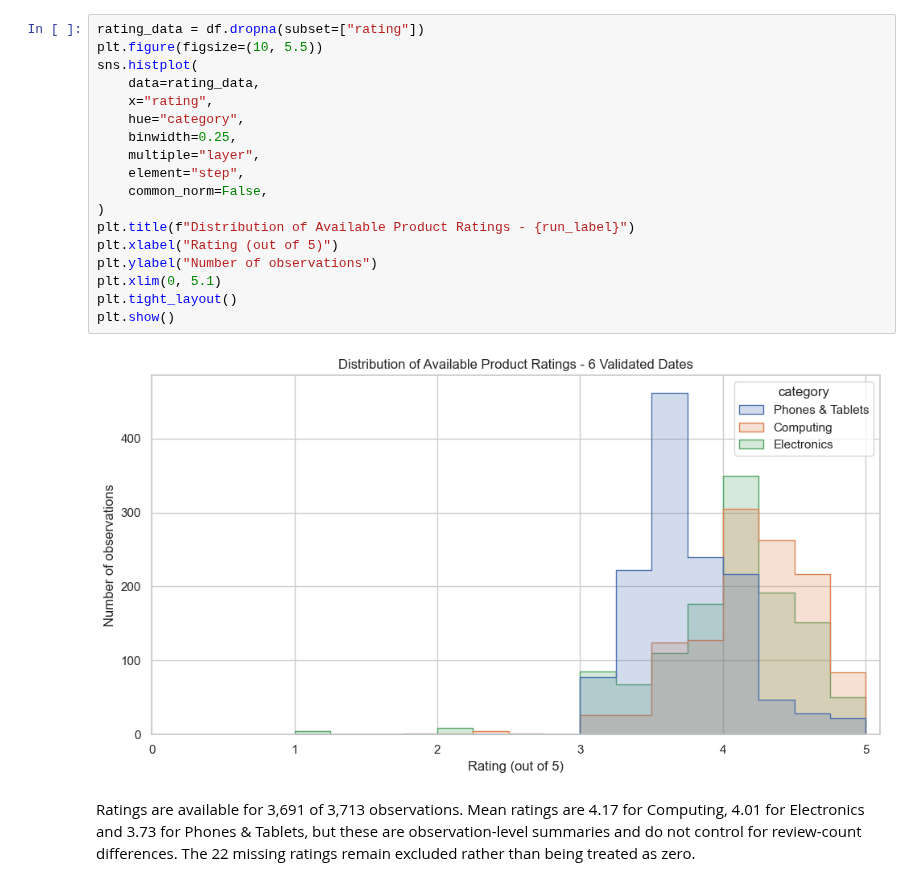
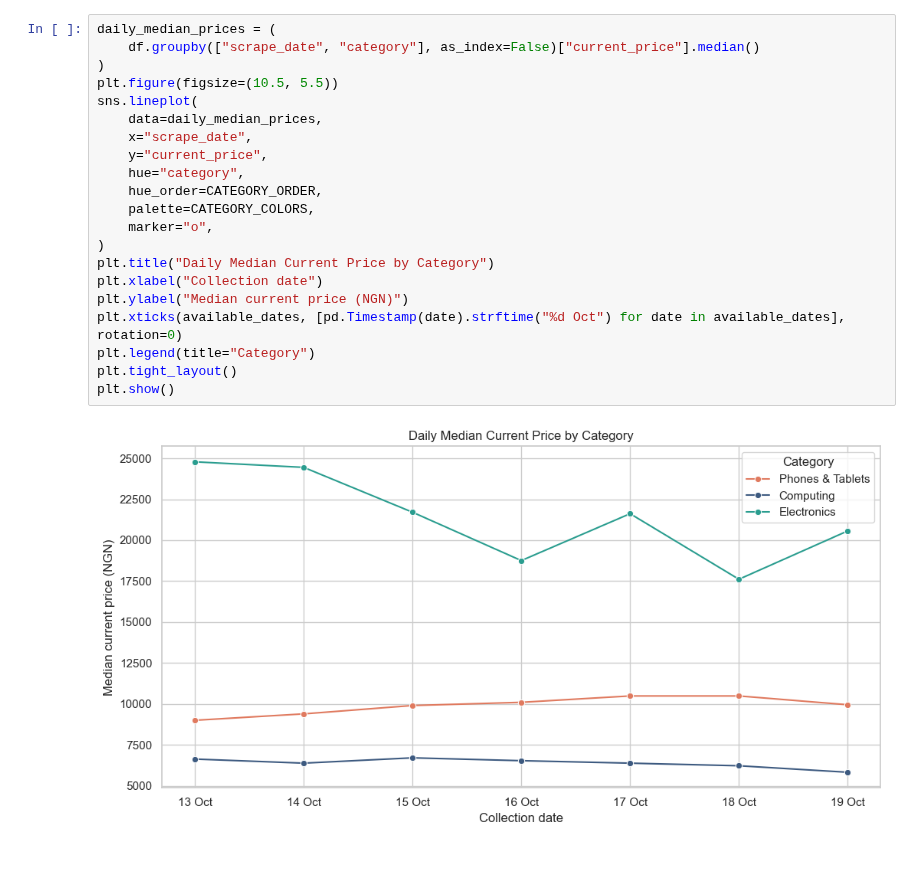
Before and after one commit to sedrackbisogho85-jpg/dsc2107-group2-jumia-ng, a Jupyter notebook: notebooks/jumia_analysis.ipynb, the cells around one changed output. Cells and saved outputs as stored; diff of their text form.

```diff
--- a/notebooks/jumia_analysis.ipynb
+++ b/notebooks/jumia_analysis.ipynb
@@ -324,22 +547,23 @@ The label `Generic` is the most frequent brand in every category: 125 Computing
 # %%
-rating_data = df.dropna(subset=["rating"])
-plt.figure(figsize=(10, 5.5))
-sns.histplot(
-    data=rating_data,
-    x="rating",
+daily_median_prices = (
+    df.groupby(["scrape_date", "category"], as_index=False)["current_price"].median()
+)
+plt.figure(figsize=(10.5, 5.5))
+sns.lineplot(
+    data=daily_median_prices,
+    x="scrape_date",
+    y="current_price",
     hue="category",
-    binwidth=0.25,
-    multiple="layer",
-    element="step",
-    common_norm=False,
+    hue_order=CATEGORY_ORDER,
+    palette=CATEGORY_COLORS,
+    marker="o",
 )
-plt.title(f"Distribution of Available Product Ratings - {run_label}")
-plt.xlabel("Rating (out of 5)")
-plt.ylabel("Number of observations")
-plt.xlim(0, 5.1)
+plt.title("Daily Median Current Price by Category")
+plt.xlabel("Collection date")
+plt.ylabel("Median current price (NGN)")
+plt.xticks(available_dates, [pd.Timestamp(date).strftime("%d Oct") for date in available_dates], rotation=0)
+plt.legend(title="Category")
 plt.tight_layout()
 plt.show()
 # %% [output]
-[figure, old version]
+[figure, new version]
-# %% [markdown]
-Ratings are available for 3,691 of 3,713 observations. Mean ratings are 4.17 for Computing, 4.01 for Electronics and 3.73 for Phones & Tablets, but these are observation-level summaries and do not control for review-count differences. The 22 missing ratings remain excluded rather than being treated as zero.
```
Also changed, not shown: parts of 44 cells of this notebook, 43 other files.
